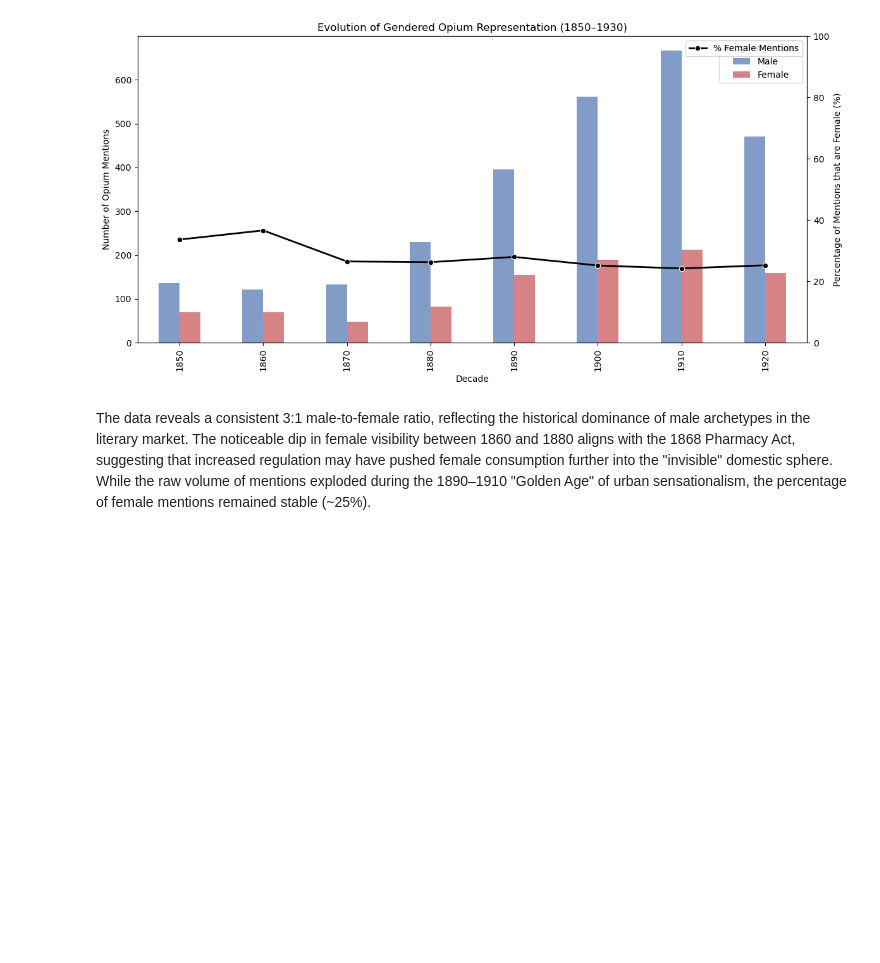
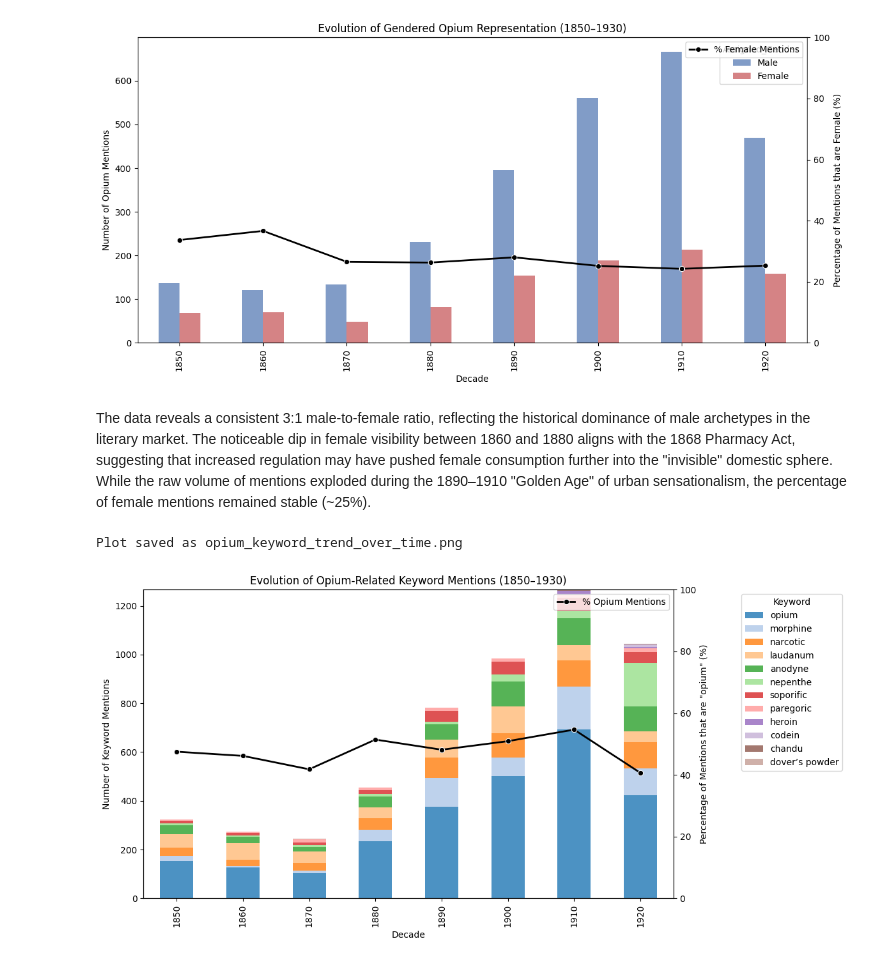
Before and after one commit to eglantine-vialaneix/opium-gutenberg, a Jupyter notebook: code/3_analysis/gender_extraction.ipynb, the cells around one changed output. Saved outputs shown, nothing was run; the diff lists cells and outputs as text; code cells hidden in the pictures; blank space fills up the shorter version.

```diff
--- a/code/3_analysis/gender_extraction.ipynb
+++ b/code/3_analysis/gender_extraction.ipynb
@@ -329,3 +311,7 @@ Saved to ../../data/snippets/total_snippets_with_gender.csv
 Saved to ../../data/snippets/total_snippets_with_gender.parquet
 # %% [markdown]
 ## Diagnostic Plots
+# %%
+output_csv = '../../data/snippets/total_snippets_with_gender.csv'
+df_all = pd.read_csv(output_csv)
+df_all
@@ -431,3 +425,55 @@ Plot saved as gender_trend_over_time.png
 [figure]
 # %% [markdown]
 The data reveals a consistent 3:1 male-to-female ratio, reflecting the historical dominance of male archetypes in the literary market. The noticeable dip in female visibility between 1860 and 1880 aligns with the 1868 Pharmacy Act, suggesting that increased regulation may have pushed female consumption further into the "invisible" domestic sphere. While the raw volume of mentions exploded during the 1890–1910 "Golden Age" of urban sensationalism, the percentage of female mentions remained stable (~25%).
+# %%
+# Opium keywords trends
+
+def plot_opium_keyword_trends(df, top_n=None):
+    # 1. Clean the year and create a Decade column
+    df = df[df['Published Year'].notnull()].copy()
+    df['Decade'] = (df['Published Year'].astype(int) // 10) * 10
+    df['Keyword'] = df['Keyword'].astype(str).str.lower().str.strip()
+
+    # 2. Order keywords by frequency, with an optional top_n for presentation plots
+    keyword_order = df['Keyword'].value_counts().index.tolist()
+    if top_n is not None:
+        keyword_order = keyword_order[:top_n]
+    trend_df = df[df['Keyword'].isin(keyword_order)]
+
+    # 3. Create a pivot table of keyword counts per decade
+    dist = trend_df.groupby(['Decade', 'Keyword']).size().unstack(fill_value=0)
+    dist = dist.reindex(columns=keyword_order, fill_value=0).sort_index()
+
+    # 4. Calculate the percentage of mentions using the literal "opium" keyword
+    dist['Total'] = dist[keyword_order].sum(axis=1)
+    if 'opium' in dist.columns:
+        dist['% Opium'] = (dist['opium'] / dist['Total']) * 100
+    else:
+        dist['% Opium'] = 0
+
+    # 5. Plotting
+    fig, ax1 = plt.subplots(figsize=(12, 6))
+
+    # Bar chart for raw keyword counts
+    palette = sns.color_palette('tab20', n_colors=len(keyword_order))
+    dist[keyword_order].plot(kind='bar', stacked=True, ax=ax1, color=palette, alpha=0.8)
+    ax1.set_ylabel('Number of Keyword Mentions')
+    ax1.set_xlabel('Decade')
+    ax1.set_title('Evolution of Opium-Related Keyword Mentions (1850–1930)')
+    ax1.legend(title='Keyword', bbox_to_anchor=(1.12, 1), loc='upper left')
+
+    # Line chart for the percentage of literal opium mentions
+    ax2 = ax1.twinx()
+    sns.lineplot(data=dist, x=range(len(dist)), y='% Opium', ax=ax2, color='black', marker='o', linewidth=2, label='% Opium Mentions')
+    ax2.set_ylabel('Percentage of Mentions that are "opium" (%)')
+    ax2.set_ylim(0, 100)
+
+    plt.tight_layout()
+    plt.savefig('../../data/snippets/opium_keyword_trend_over_time.png', dpi=150, bbox_inches='tight')
+    print("Plot saved as opium_keyword_trend_over_time.png")
+
+# Run the plot
+plot_opium_keyword_trends(df_all)
+# %% [output]
+Plot saved as opium_keyword_trend_over_time.png
+[figure, added]
```
Also changed, not shown: parts of 4 cells of this notebook, 15 other files.
